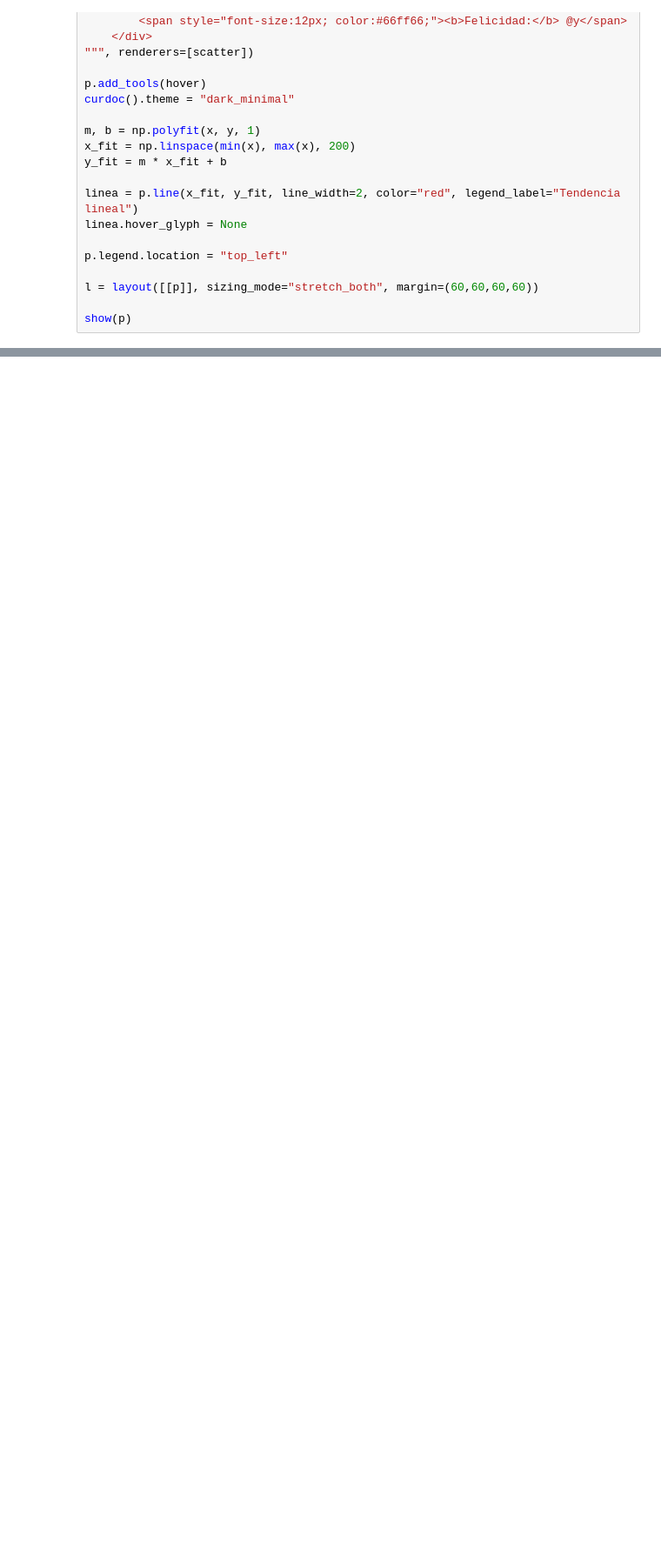
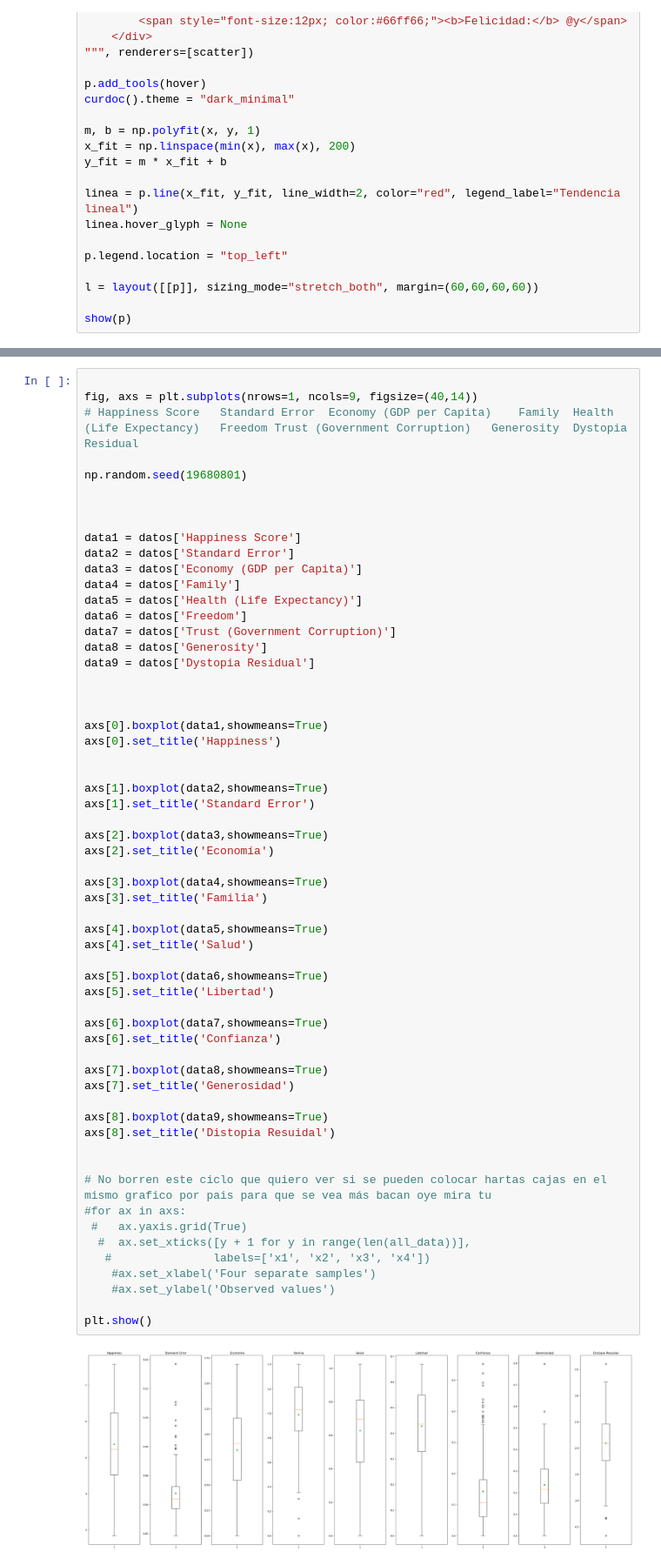
Before and after one commit to PapConAbrilar/Proyecto_Happiness, a Jupyter notebook: Proyecto.ipynb, the cells around one changed output, grey strips where cells are left out. Shown: that part at 87% size. Cells and saved outputs as stored; diff of their text form; blank space fills up the shorter version.

```diff
--- a/Proyecto.ipynb
+++ b/Proyecto.ipynb
@@ -235,0 +239,61 @@ show(p)
+# %%
+
+fig, axs = plt.subplots(nrows=1, ncols=9, figsize=(40,14))
+# Happiness Score	Standard Error	Economy (GDP per Capita)	Family	Health (Life Expectancy)	Freedom	Trust (Government Corruption)	Generosity	Dystopia Residual
+
+np.random.seed(19680801)
+
+
+
+data1 = datos['Happiness Score']
+data2 = datos['Standard Error']
+data3 = datos['Economy (GDP per Capita)']
+data4 = datos['Family']
+data5 = datos['Health (Life Expectancy)']
+data6 = datos['Freedom']
+data7 = datos['Trust (Government Corruption)']
+data8 = datos['Generosity']
+data9 = datos['Dystopia Residual']
+
+
+
+axs[0].boxplot(data1,showmeans=True)
+axs[0].set_title('Happiness')
+
+
+axs[1].boxplot(data2,showmeans=True)
+axs[1].set_title('Standard Error')
+
+axs[2].boxplot(data3,showmeans=True)
+axs[2].set_title('Economía')
+
+axs[3].boxplot(data4,showmeans=True)
+axs[3].set_title('Familia')
+
+axs[4].boxplot(data5,showmeans=True)
+axs[4].set_title('Salud')
+
+axs[5].boxplot(data6,showmeans=True)
+axs[5].set_title('Libertad')
+
+axs[6].boxplot(data7,showmeans=True)
+axs[6].set_title('Confianza')
+
+axs[7].boxplot(data8,showmeans=True)
+axs[7].set_title('Generosidad')
+
+axs[8].boxplot(data9,showmeans=True)
+axs[8].set_title('Distopia Resuidal')
+
+
+# No borren este ciclo que quiero ver si se pueden colocar hartas cajas en el mismo grafico por pais para que se vea más bacan oye mira tu
+#for ax in axs:
+ #   ax.yaxis.grid(True)
+  #  ax.set_xticks([y + 1 for y in range(len(all_data))],
+   #               labels=['x1', 'x2', 'x3', 'x4'])
+    #ax.set_xlabel('Four separate samples')
+    #ax.set_ylabel('Observed values')
+
+plt.show()
+# %% [output]
+[figure, added]
```
Also changed, not shown: parts of 8 cells of this notebook.
